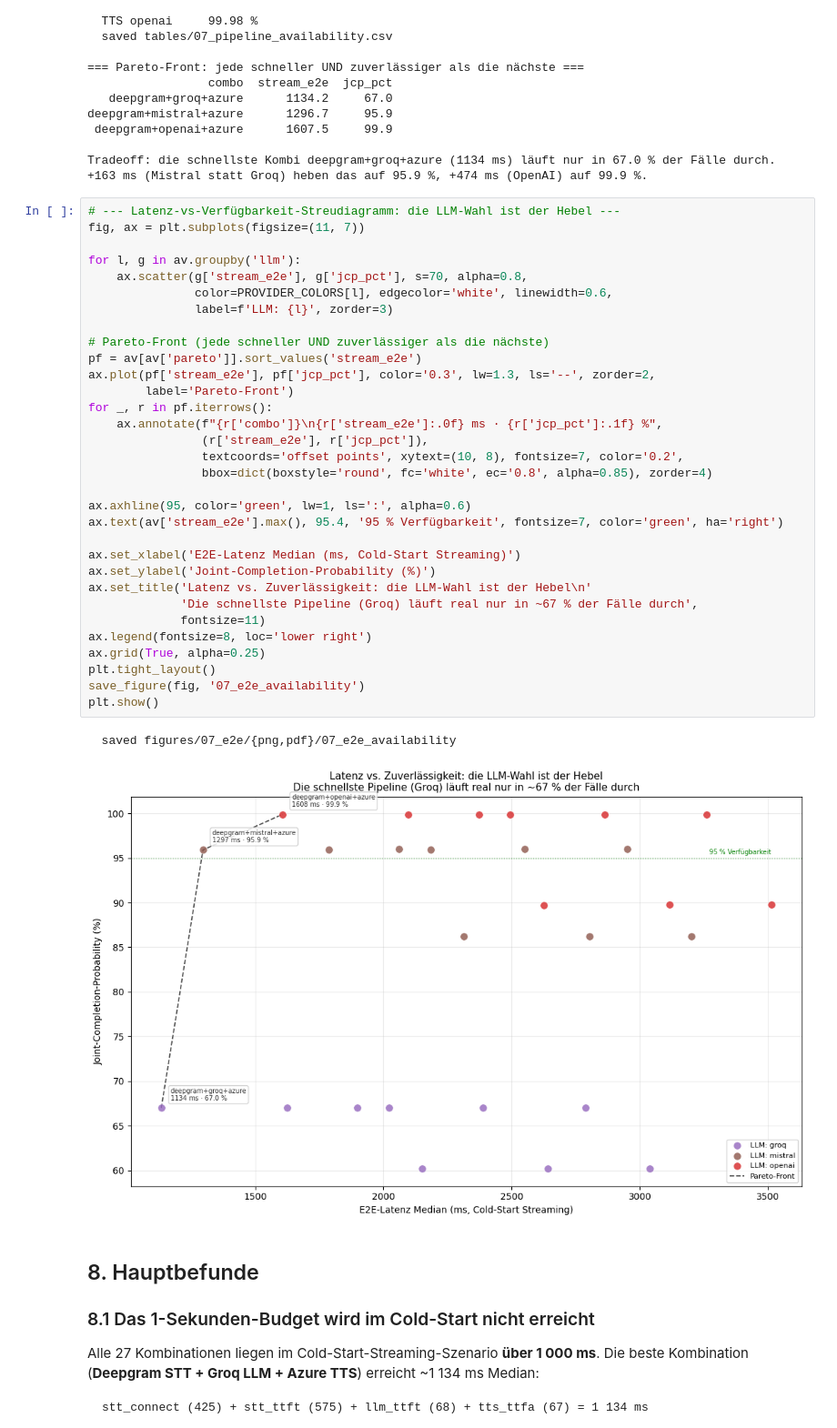
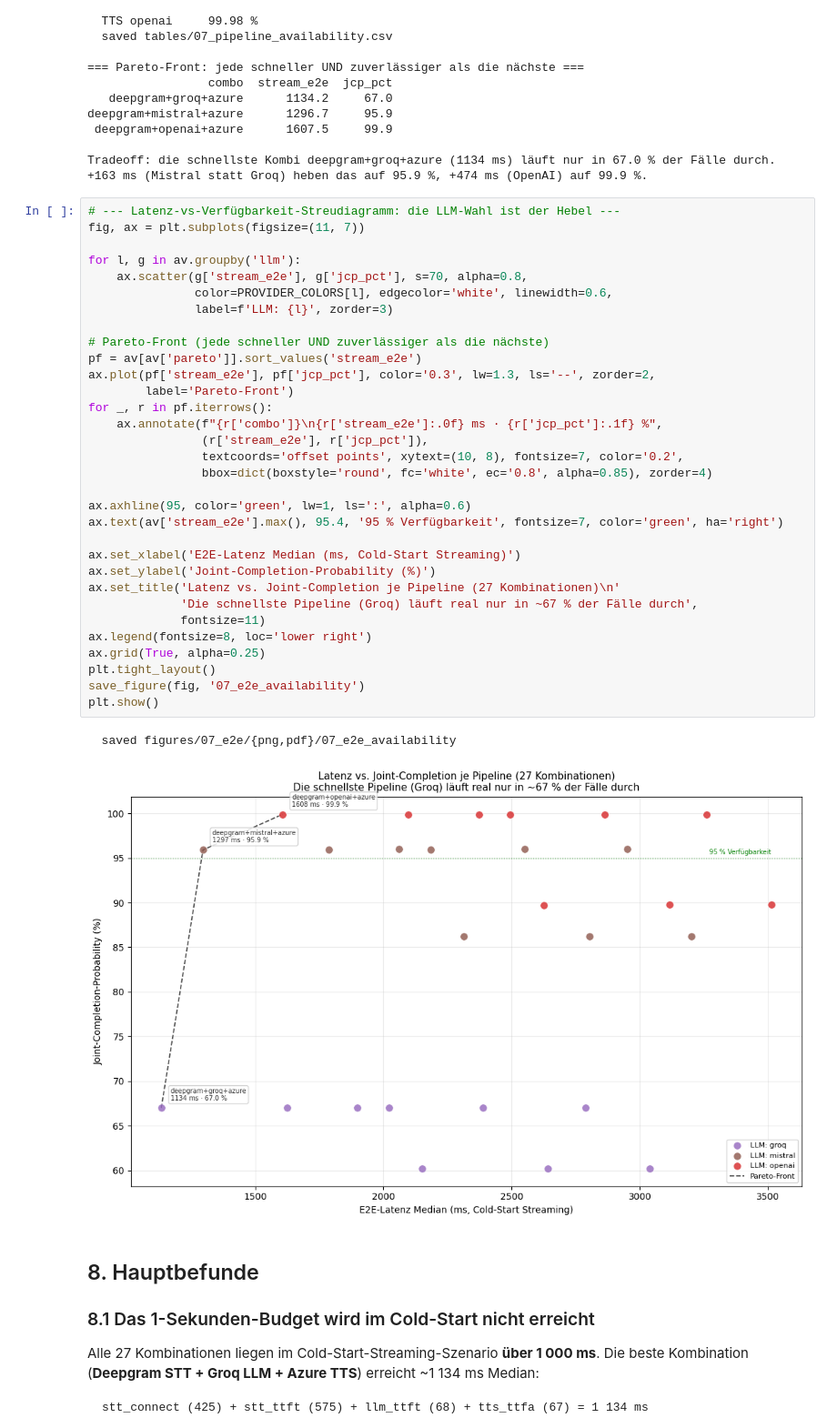
Before and after one commit to asphyxx24/bachelorThesis, a Jupyter notebook: analysis/07_e2e_pipeline.ipynb, the cells around one changed output. Shown at 91% size. Cells and saved outputs as stored; diff of their text form.

```diff
--- a/analysis/07_e2e_pipeline.ipynb
+++ b/analysis/07_e2e_pipeline.ipynb
@@ -507,35 +507,35 @@ fig, ax = plt.subplots(figsize=(11, 7))
 
 for l, g in av.groupby('llm'):
     ax.scatter(g['stream_e2e'], g['jcp_pct'], s=70, alpha=0.8,
                color=PROVIDER_COLORS[l], edgecolor='white', linewidth=0.6,
                label=f'LLM: {l}', zorder=3)
 
 # Pareto-Front (jede schneller UND zuverlässiger als die nächste)
 pf = av[av['pareto']].sort_values('stream_e2e')
 ax.plot(pf['stream_e2e'], pf['jcp_pct'], color='0.3', lw=1.3, ls='--', zorder=2,
         label='Pareto-Front')
 for _, r in pf.iterrows():
     ax.annotate(f"{r['combo']}\n{r['stream_e2e']:.0f} ms · {r['jcp_pct']:.1f} %",
                 (r['stream_e2e'], r['jcp_pct']),
                 textcoords='offset points', xytext=(10, 8), fontsize=7, color='0.2',
                 bbox=dict(boxstyle='round', fc='white', ec='0.8', alpha=0.85), zorder=4)
 
 ax.axhline(95, color='green', lw=1, ls=':', alpha=0.6)
 ax.text(av['stream_e2e'].max(), 95.4, '95 % Verfügbarkeit', fontsize=7, color='green', ha='right')
 
 ax.set_xlabel('E2E-Latenz Median (ms, Cold-Start Streaming)')
 ax.set_ylabel('Joint-Completion-Probability (%)')
-ax.set_title('Latenz vs. Zuverlässigkeit: die LLM-Wahl ist der Hebel\n'
+ax.set_title('Latenz vs. Joint-Completion je Pipeline (27 Kombinationen)\n'
              'Die schnellste Pipeline (Groq) läuft real nur in ~67 % der Fälle durch',
              fontsize=11)
 ax.legend(fontsize=8, loc='lower right')
 ax.grid(True, alpha=0.25)
 plt.tight_layout()
 save_figure(fig, '07_e2e_availability')
 plt.show()
 # %% [output]
   saved figures/07_e2e/{png,pdf}/07_e2e_availability
-[figure, old version]
+[figure, new version]
 # %% [markdown]
 ## 8. Hauptbefunde
 
```
Also changed, not shown: 24 other files.
